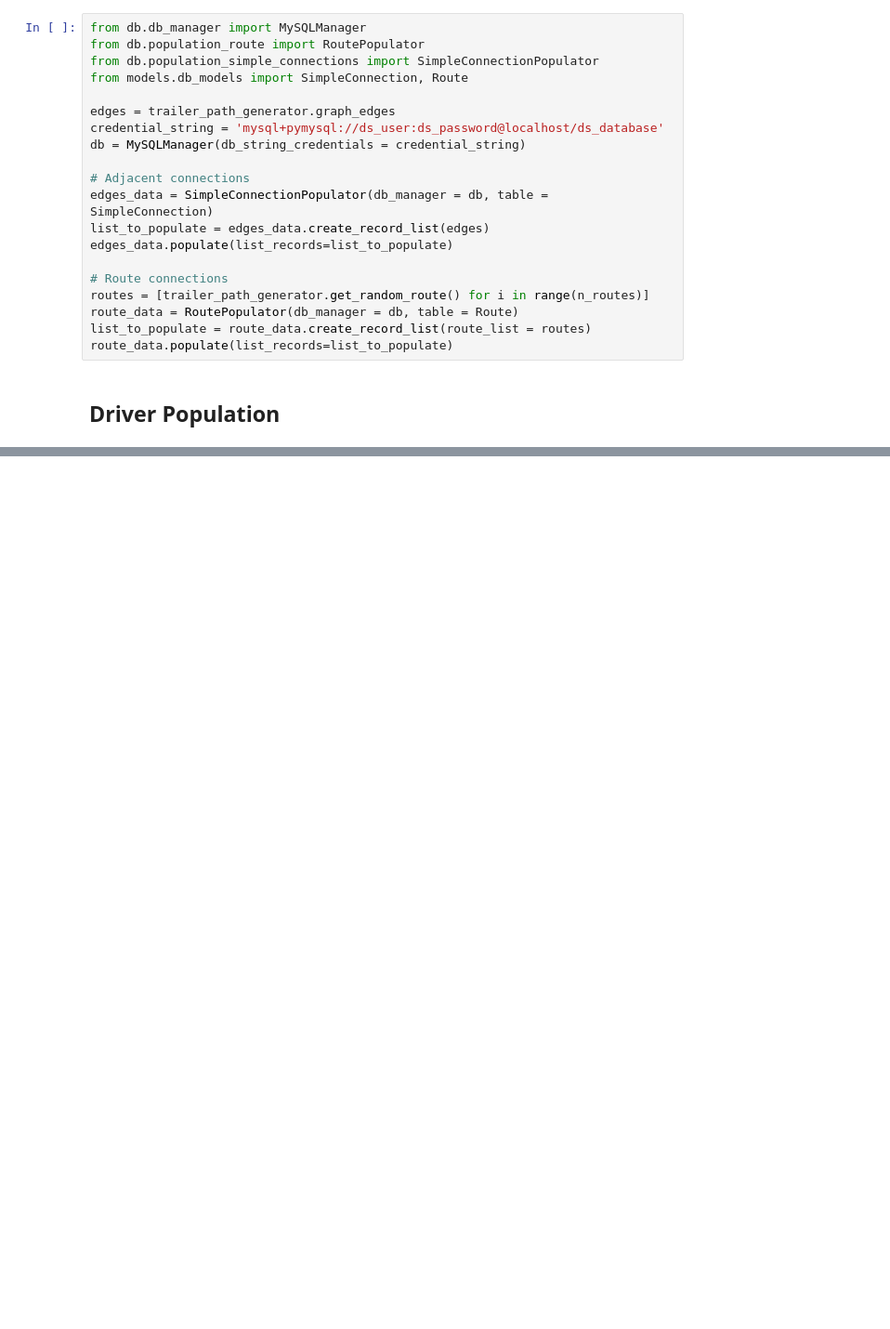
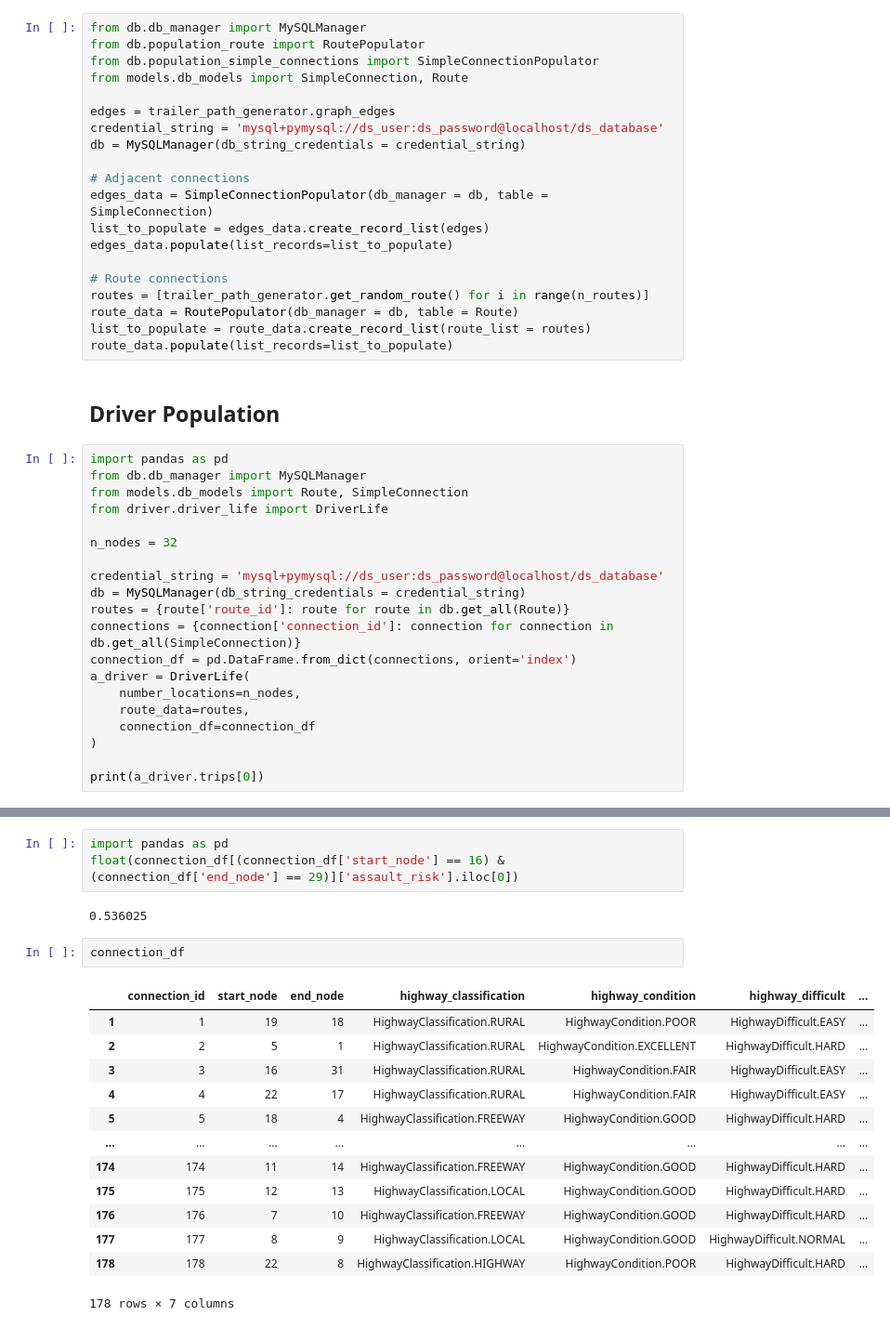
Before and after one commit to wparedes17/tt-complains, a Jupyter notebook: synthetic_data.ipynb, the cells around one changed output, grey strips where cells are left out. Shown at 93% size. Drawn from its saved outputs; the diff is of its cells as text; blank space fills up the shorter version.

```diff
--- a/synthetic_data.ipynb
+++ b/synthetic_data.ipynb
@@ -72,3 +74,23 @@ list_to_populate = route_data.create_record_list(route_list = routes)
 route_data.populate(list_records=list_to_populate)
 # %% [markdown]
 ## Driver Population
+# %%
+import pandas as pd
+from db.db_manager import MySQLManager
+from models.db_models import Route, SimpleConnection
+from driver.driver_life import DriverLife
+
+n_nodes = 32
+
+credential_string = 'mysql+pymysql://ds_user:ds_password@localhost/ds_database'
+db = MySQLManager(db_string_credentials = credential_string)
+routes = {route['route_id']: route for route in db.get_all(Route)}
+connections = {connection['connection_id']: connection for connection in db.get_all(SimpleConnection)}
+connection_df = pd.DataFrame.from_dict(connections, orient='index')
+a_driver = DriverLife(
+    number_locations=n_nodes,
+    route_data=routes,
+    connection_df=connection_df
+)
+
+print(a_driver.trips[0])
@@ -74,0 +110,21 @@ route_data.populate(list_records=list_to_populate)
+# %%
+import pandas as pd
+float(connection_df[(connection_df['start_node'] == 16) & (connection_df['end_node'] == 29)]['assault_risk'].iloc[0])
+# %% [output]
+0.536025
+# %%
+connection_df
+# %% [output]
+|  | connection_id | start_node | end_node | highway_classification | highway_condition | highway_difficult | ... |
+| 1 | 1 | 19 | 18 | HighwayClassification.RURAL | HighwayCondition.POOR | HighwayDifficult.EASY | ... |
+| 2 | 2 | 5 | 1 | HighwayClassification.RURAL | HighwayCondition.EXCELLENT | HighwayDifficult.HARD | ... |
+| 3 | 3 | 16 | 31 | HighwayClassification.RURAL | HighwayCondition.FAIR | HighwayDifficult.EASY | ... |
+| 4 | 4 | 22 | 17 | HighwayClassification.RURAL | HighwayCondition.FAIR | HighwayDifficult.EASY | ... |
+| 5 | 5 | 18 | 4 | HighwayClassification.FREEWAY | HighwayCondition.GOOD | HighwayDifficult.HARD | ... |
+| ... | ... | ... | ... | ... | ... | ... | ... |
+| 174 | 174 | 11 | 14 | HighwayClassification.FREEWAY | HighwayCondition.GOOD | HighwayDifficult.HARD | ... |
+| 175 | 175 | 12 | 13 | HighwayClassification.LOCAL | HighwayCondition.GOOD | HighwayDifficult.HARD | ... |
+| 176 | 176 | 7 | 10 | HighwayClassification.FREEWAY | HighwayCondition.GOOD | HighwayDifficult.HARD | ... |
+| 177 | 177 | 8 | 9 | HighwayClassification.LOCAL | HighwayCondition.GOOD | HighwayDifficult.NORMAL | ... |
+| 178 | 178 | 22 | 8 | HighwayClassification.HIGHWAY | HighwayCondition.POOR | HighwayDifficult.HARD | ... |
+178 rows × 7 columns
```
Also changed, not shown: parts of 4 cells of this notebook, 11 other files.
